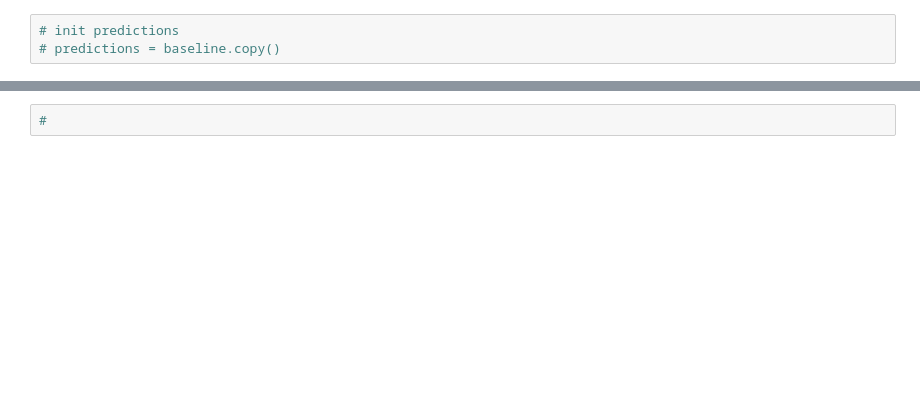
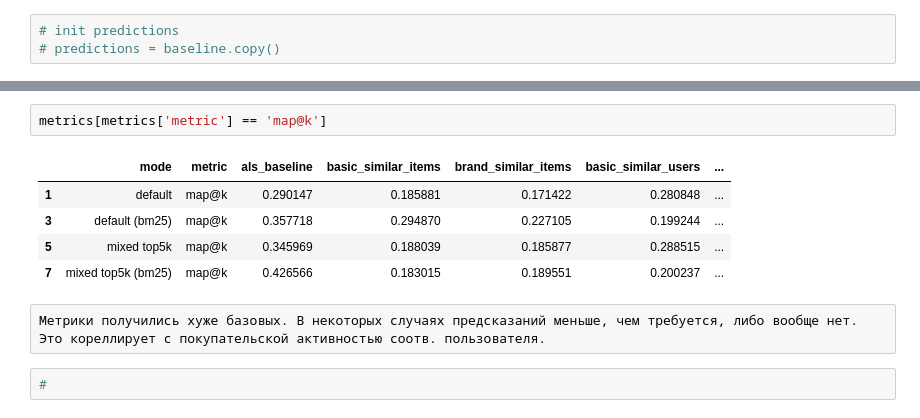
Before and after one commit to j2cry/gb_recommends, a Jupyter notebook: hw4/hw4.ipynb, the cells around one changed output, grey strips where cells are left out. Saved outputs shown, nothing was run; the diff lists cells and outputs as text; blank space fills up the shorter version.

```diff
--- a/hw4/hw4.ipynb
+++ b/hw4/hw4.ipynb
@@ -516,2 +510,12 @@ metrics[metrics['metric'] == 'precision@k']
+# %%
+metrics[metrics['metric'] == 'map@k']
+# %% [output]
+|  | mode | metric | als_baseline | basic_similar_items | brand_similar_items | basic_similar_users | ... |
+| 1 | default | map@k | 0.290147 | 0.185881 | 0.171422 | 0.280848 | ... |
+| 3 | default (bm25) | map@k | 0.357718 | 0.294870 | 0.227105 | 0.199244 | ... |
+| 5 | mixed top5k | map@k | 0.345969 | 0.188039 | 0.185877 | 0.288515 | ... |
+| 7 | mixed top5k (bm25) | map@k | 0.426566 | 0.183015 | 0.189551 | 0.200237 | ... |
+# %% [raw]
+Метрики получились хуже базовых. В некоторых случаях предсказаний меньше, чем требуется, либо вообще нет. Это кореллирует с покупательской активностью соотв. пользователя.
 # %%
 #
```
Also changed, not shown: parts of 17 cells of this notebook, 4 other files.
